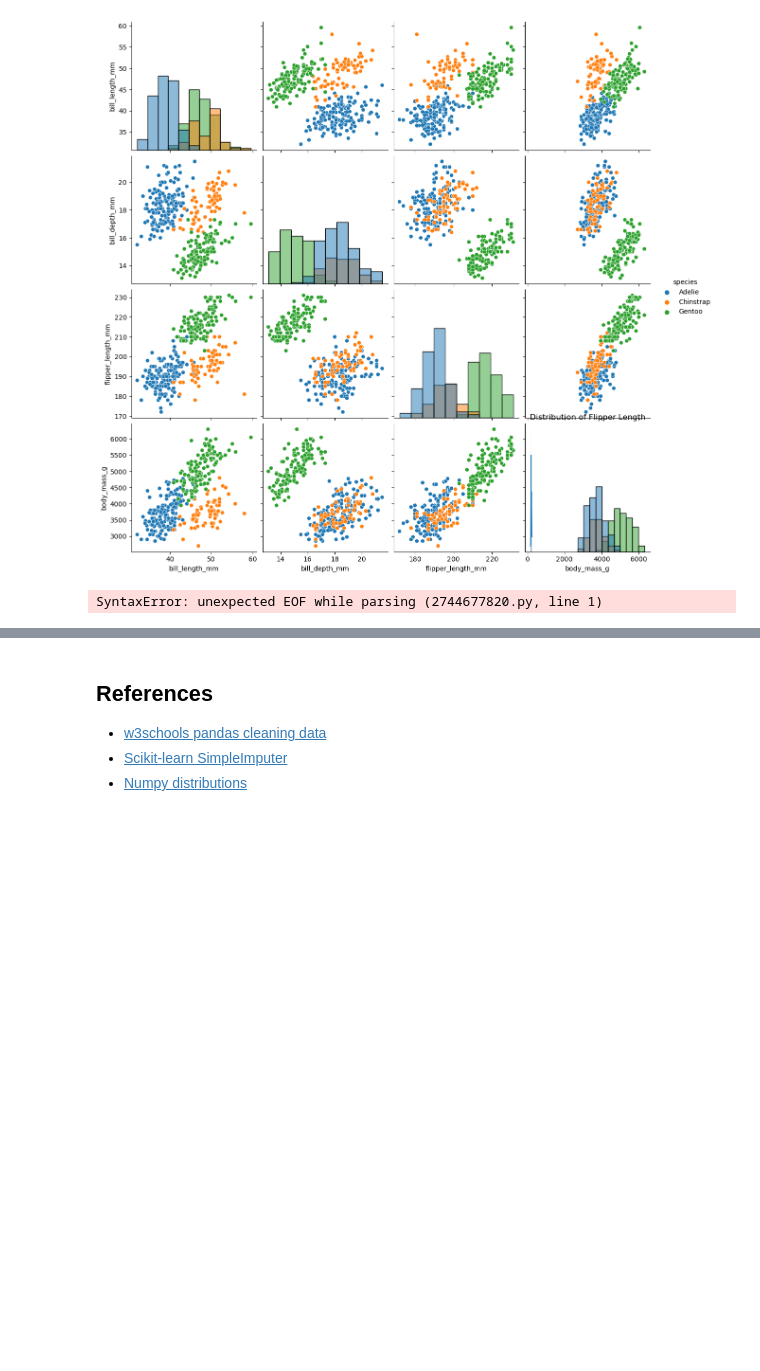
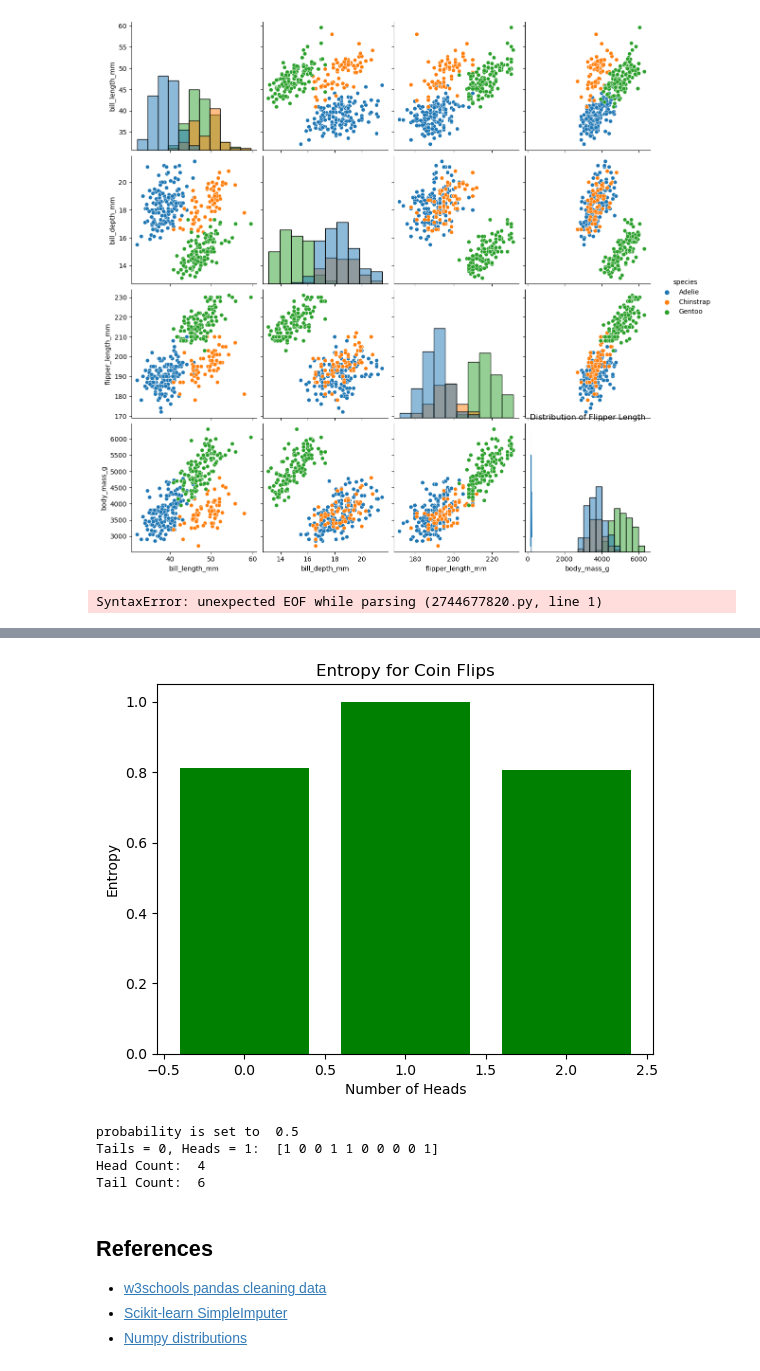
Before and after one commit to Sarahlouhast/FDA_Project, a Jupyter notebook: tasks.ipynb, the cells around one changed output, grey strips where cells are left out. Drawn from its saved outputs; the diff is of its cells as text; code cells hidden in the pictures; blank space fills up the shorter version.

```diff
--- a/tasks.ipynb
+++ b/tasks.ipynb
@@ -196,3 +233,62 @@ SyntaxError: unexpected EOF while parsing (2744677820.py, line 1)
+# %%
+import numpy as np
+import matplotlib.pyplot as plt
+
+def H(p):
+    return -(1 - p) * np.log2(1.0 - p) - p * np.log2(p)
+
+# Probability of heads on a single coin flip
+p_heads = 0.5
+
+# Number of trials (coin flips)
+num_trials = 2
+
+# Simulate coin flips
+rand_coins = np.random.binomial(num_trials, p_heads, size=10000)
+
+# Calculate probabilities of each outcome
+probabilities = [np.sum(rand_coins == i) / len(rand_coins) for i in range(num_trials + 1)]
+
+# Calculate entropy using the H(p) function
+entropy_values = [H(p) for p in probabilities]
+
+# Plot
+plt.bar(range(num_trials + 1), entropy_values, color='green')
+plt.title('Entropy for Coin Flips')
+plt.xlabel('Number of Heads')
+plt.ylabel('Entropy')
+plt.show()
+# %% [output]
+[figure, added]
+# %%
+import numpy as np
+def coinFlip(p):
+    #perform the binomial distribution (returns 0 or 1)
+    result = np.random.binomial(1,p)
+#return flip to be added to numpy array
+    return result
+'''Main Area'''
+#probability of heads vs. tails. This can be changed.
+probability = .5
+#num of flips required. This can be changed.
+n = 10
+#initiate array
+fullResults = np.arange(n)
+#perform desired numbered of flips at required probability set above
+for i in range(0, n):
+    fullResults[i] = coinFlip(probability)
+    i+=1
+#print results
+print("probability is set to ", probability)
+print("Tails = 0, Heads = 1: ", fullResults)
+#Total up heads and tails for easy user experience
+print("Head Count: ", np.count_nonzero(fullResults == 1))
+print("Tail Count: ", np.count_nonzero(fullResults == 0))
+# %% [output]
+probability is set to  0.5
+Tails = 0, Heads = 1:  [1 0 0 1 1 0 0 0 0 1]
+Head Count:  4
+Tail Count:  6
 # %% [markdown]
 ## References
 * [w3schools pandas cleaning data](https://www.w3schools.com/python/pandas/pandas_cleaning.asp)
```
Also changed, not shown: parts of 5 cells of this notebook, 2 other files.
